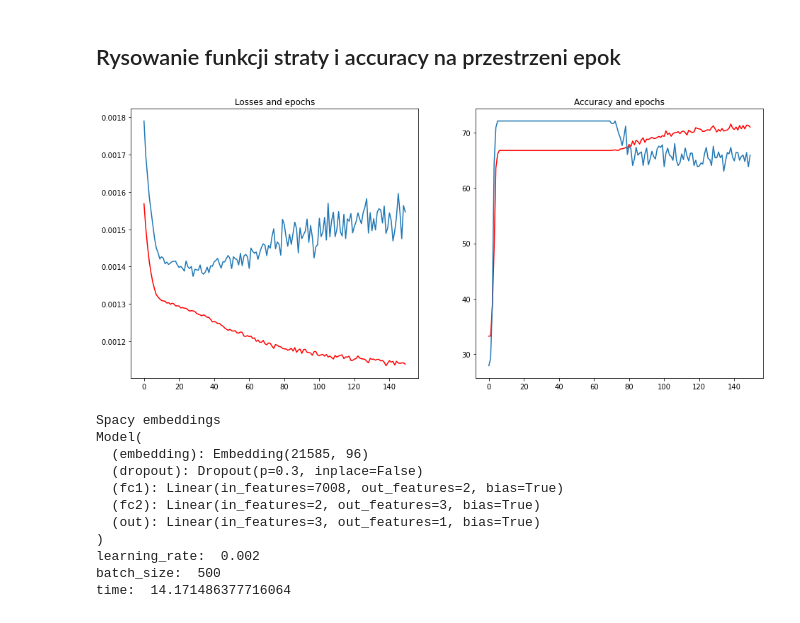
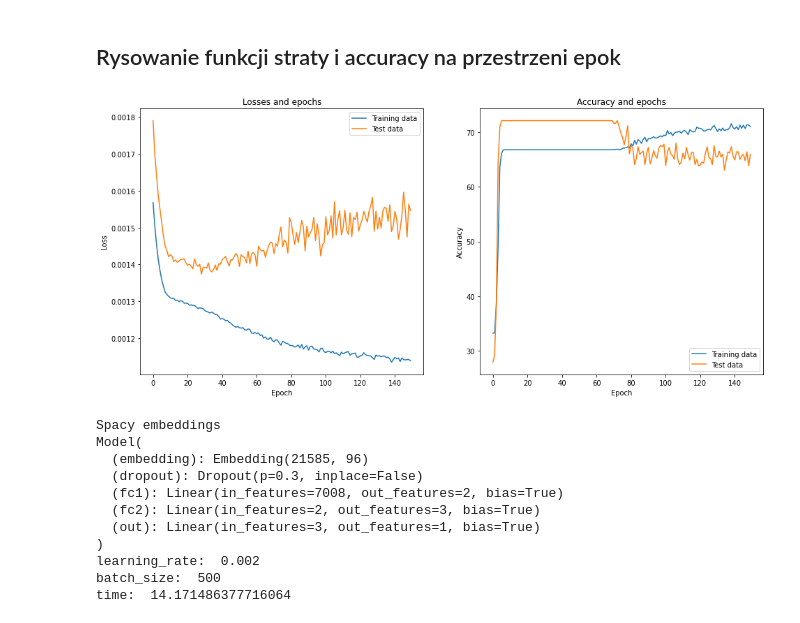
Before and after one commit to python-wizard-old/pytorch_offensive-language-classification, a Jupyter notebook: task_a_w2vec.ipynb, the cells around one changed output. Cells and saved outputs as stored; diff of their text form; code cells hidden in the pictures.

Commit message:
fixed graphs

```diff
--- a/task_a_w2vec.ipynb
+++ b/task_a_w2vec.ipynb
@@ -673,21 +673,29 @@ torch.Size([])
 ## Rysowanie funkcji straty i accuracy na przestrzeni epok
 # %%
 ## Plot loss functions over epochs
-
 fig, (ax1, ax2) = plt.subplots(1, 2, figsize=(16,7))
 
-
-ax1.plot(range(epochs), losses, c='r')
-ax1.plot(range(epochs), losses_test)
+ax1.plot(range(epochs), losses, label="Training data")
+ax1.plot(range(epochs), losses_test, label="Test data")
 ax1.set_title('Losses and epochs')
 
-ax2.plot(range(epochs), accuracy, c='r')
-ax2.plot(range(epochs), accuracy_test)
+ax1.legend(loc="upper right")
+
+ax2.plot(range(epochs), accuracy, label="Training data")
+ax2.plot(range(epochs), accuracy_test, label="Test data")
 ax2.set_title("Accuracy and epochs")
 
+ax2.legend(loc="lower right")
+
+ax1.set_xlabel('Epoch')
+ax1.set_ylabel('Loss')
+
+ax2.set_xlabel('Epoch')
+ax2.set_ylabel('Accuracy')
+
 plt.show()
 # %% [output]
-[figure, old version]
+[figure, new version]
 # %%
 # dictionary storing the data
 summary = {
```
Also changed, not shown: 1 other file.
